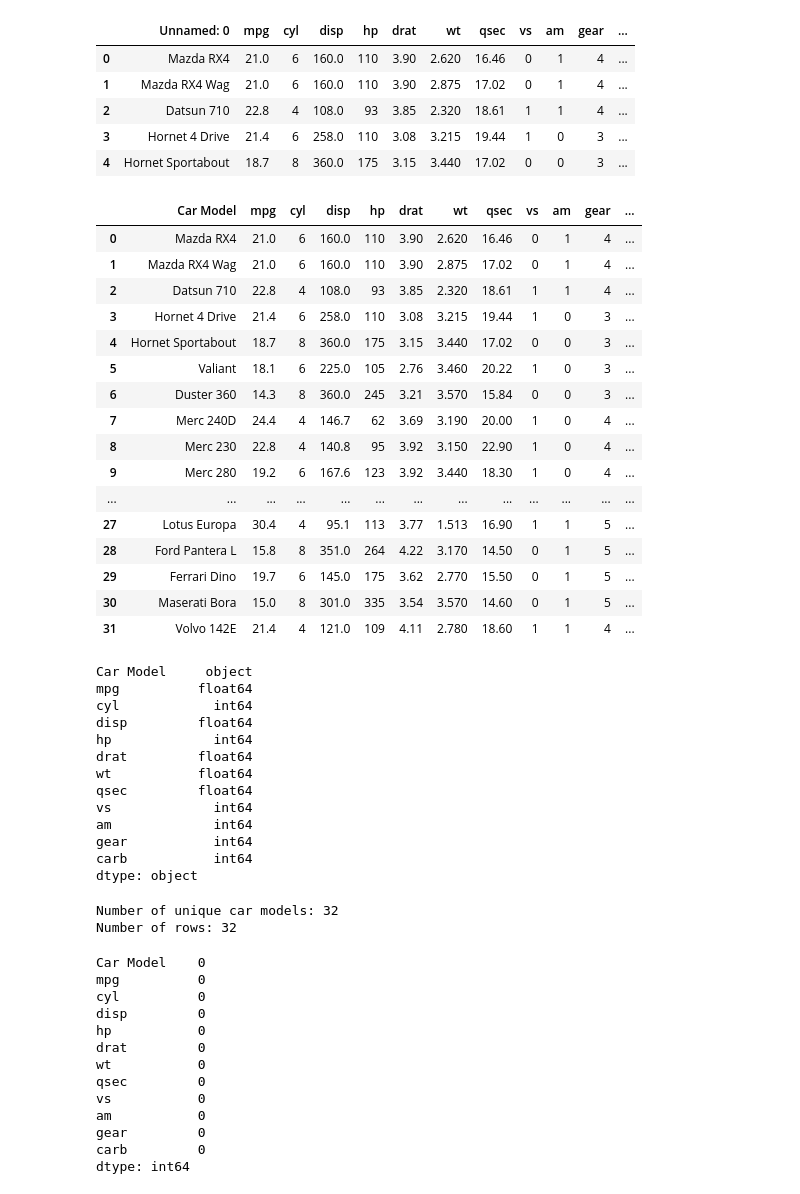
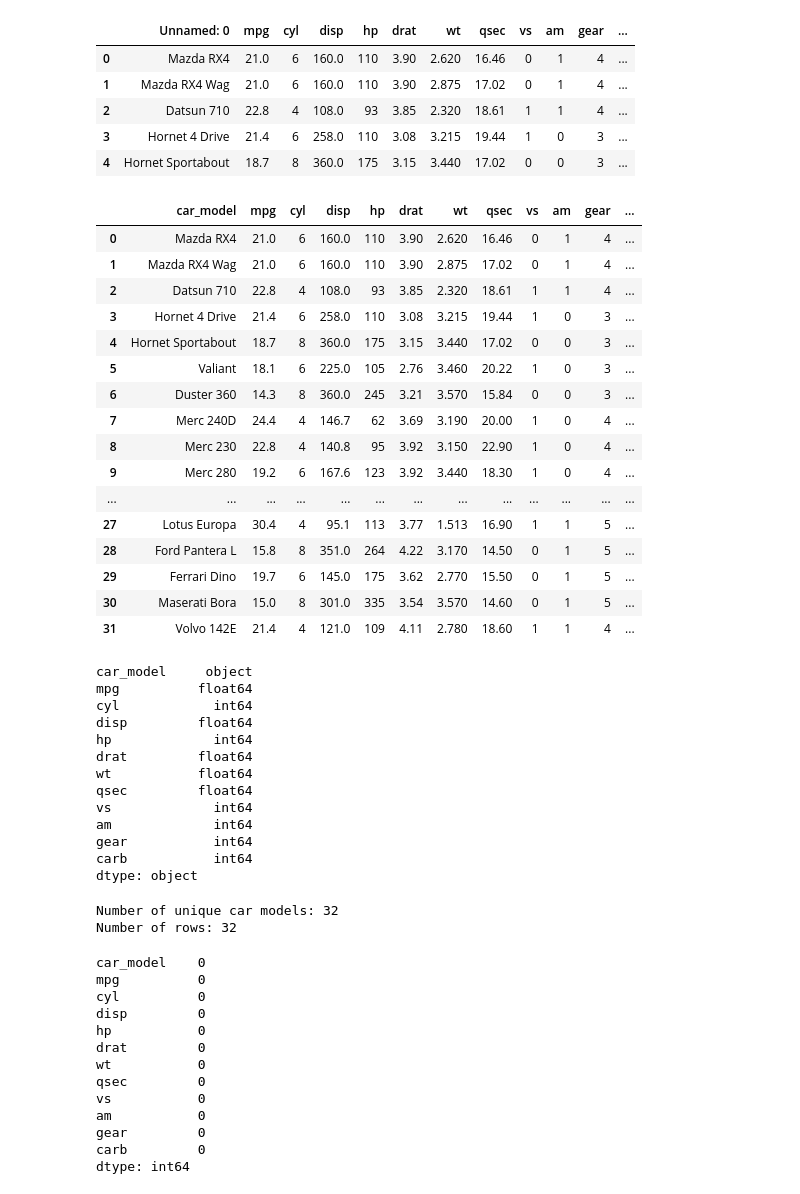
Before and after one commit to Mosdef00/first-small-etl, a Jupyter notebook: notebooks/exploration.ipynb, the cells around one changed output. Cells and saved outputs as stored; diff of their text form; code cells hidden in the pictures.

Commit message:
Update nom de la colonne car_model, modification des données et ajout d'une query all_mercedes

```diff
--- a/notebooks/exploration.ipynb
+++ b/notebooks/exploration.ipynb
@@ -12,10 +12,10 @@ cars.head()
 | 3 | Hornet 4 Drive | 21.4 | 6 | 258.0 | 110 | 3.08 | 3.215 | 19.44 | 1 | 0 | 3 | ... |
 | 4 | Hornet Sportabout | 18.7 | 8 | 360.0 | 175 | 3.15 | 3.440 | 17.02 | 0 | 0 | 3 | ... |
 # %%
-cars.rename(columns={'Unnamed: 0': 'Car Model'}, inplace=True)
+cars.rename(columns={'Unnamed: 0': 'car_model'},inplace=True)
 cars
 # %% [output]
-|  | Car Model | mpg | cyl | disp | hp | drat | wt | qsec | vs | am | gear | ... |
+|  | car_model | mpg | cyl | disp | hp | drat | wt | qsec | vs | am | gear | ... |
 | 0 | Mazda RX4 | 21.0 | 6 | 160.0 | 110 | 3.90 | 2.620 | 16.46 | 0 | 1 | 4 | ... |
 | 1 | Mazda RX4 Wag | 21.0 | 6 | 160.0 | 110 | 3.90 | 2.875 | 17.02 | 0 | 1 | 4 | ... |
 | 2 | Datsun 710 | 22.8 | 4 | 108.0 | 93 | 3.85 | 2.320 | 18.61 | 1 | 1 | 4 | ... |
@@ -35,7 +35,7 @@ cars
 # %%
 cars.dtypes
 # %% [output]
-Car Model     object
+car_model     object
 mpg          float64
 cyl            int64
 disp         float64
@@ -59,7 +59,7 @@ Number of rows: 32
 # %%
 cars.isnull().sum()
 # %% [output]
-Car Model    0
+car_model    0
 mpg          0
 cyl          0
 disp         0
```
Also changed, not shown: parts of 11 cells of this notebook, 5 other files.
